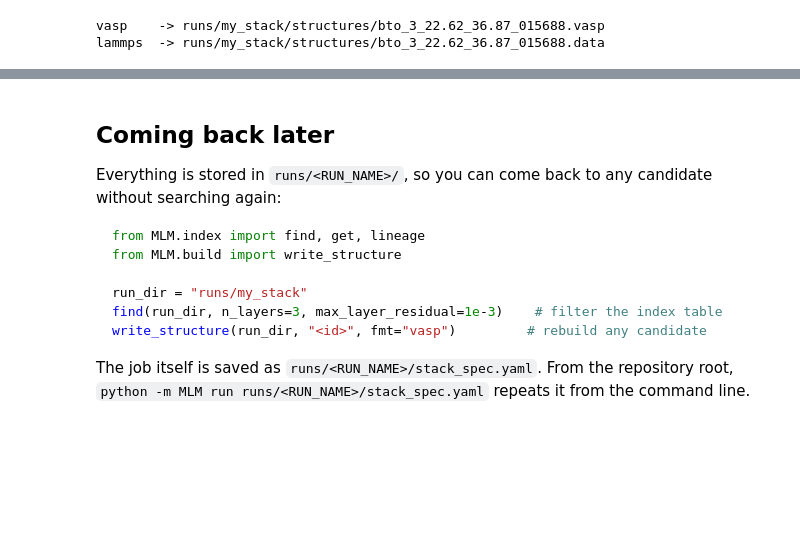
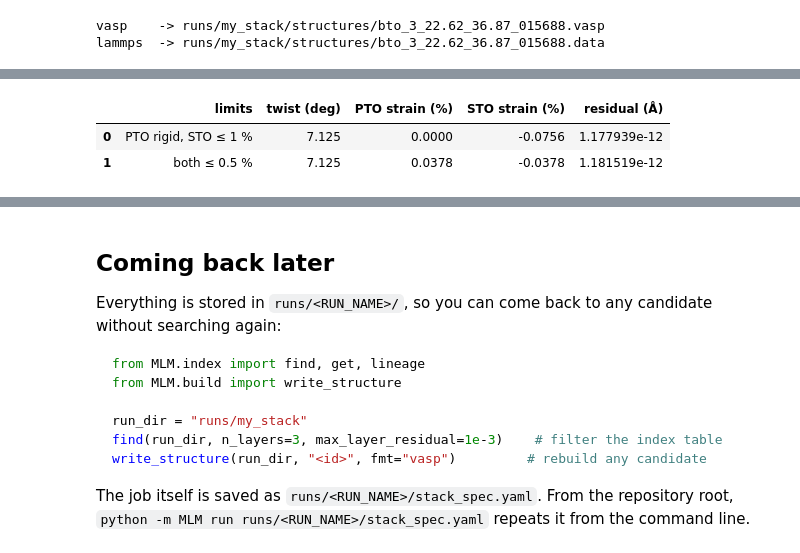
Before and after one commit to anikeya9/Multi-Layer-Moire-Generator-MLM, a Jupyter notebook: notebooks/moire_stack_explorer.ipynb, the cells around one changed output, grey strips where cells are left out. Drawn from its saved outputs; the diff is of its cells as text; code cells hidden in the pictures; blank space fills up the shorter version.

```diff
--- a/notebooks/moire_stack_explorer.ipynb
+++ b/notebooks/moire_stack_explorer.ipynb
@@ -437,0 +521,15 @@ lammps  -> runs/my_stack/structures/bto_3_22.62_36.87_015688.data
+# %%
+shared_dir, shared = run_example("example_pto_sto_shared", [0.5, 0.5], dtol=5e-4, degstep=0.1)
+sharing = []
+for label, records in [("PTO rigid, STO ≤ 1 %", strained), ("both ≤ 0.5 %", shared)]:
+    for record in records:
+        if round(record.twist, 2) == 7.13:
+            sharing.append({"limits": label, "twist (deg)": round(record.twist, 4),
+                            "PTO strain (%)": round(record.layer_strains[0][0][0], 4),
+                            "STO strain (%)": round(record.layer_strains[1][0][0], 4),
+                            "residual (Å)": record.residual})
+pd.DataFrame(sharing)
+# %% [output]
+|  | limits | twist (deg) | PTO strain (%) | STO strain (%) | residual (Å) |
+| 0 | PTO rigid, STO ≤ 1 % | 7.125 | 0.0000 | -0.0756 | 1.177939e-12 |
+| 1 | both ≤ 0.5 % | 7.125 | 0.0378 | -0.0378 | 1.181519e-12 |
```
Also changed, not shown: parts of 13 cells of this notebook, 3 other files.
